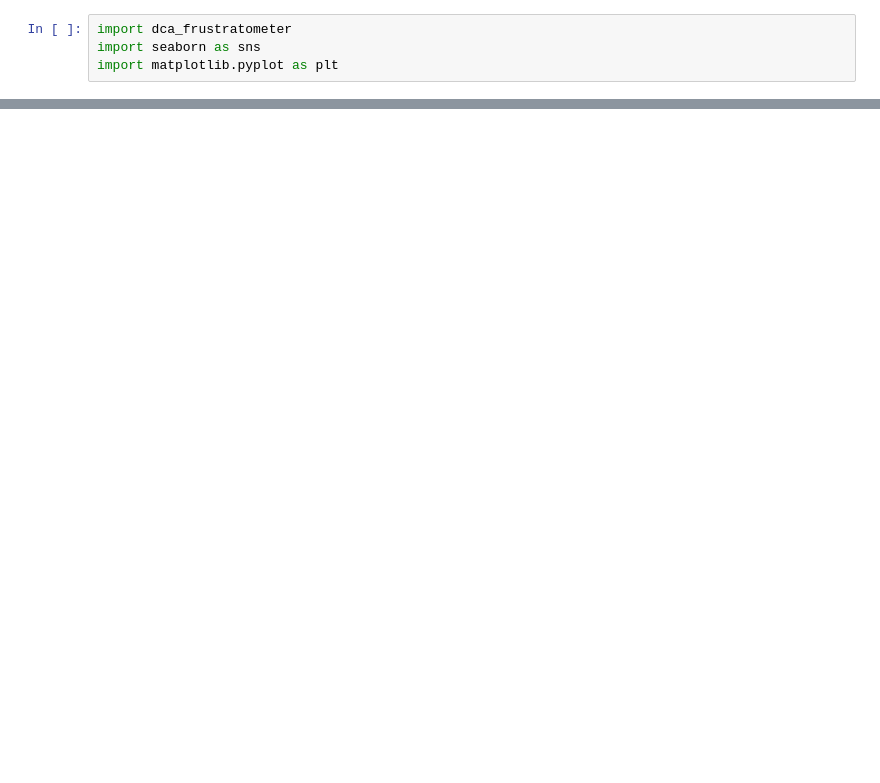
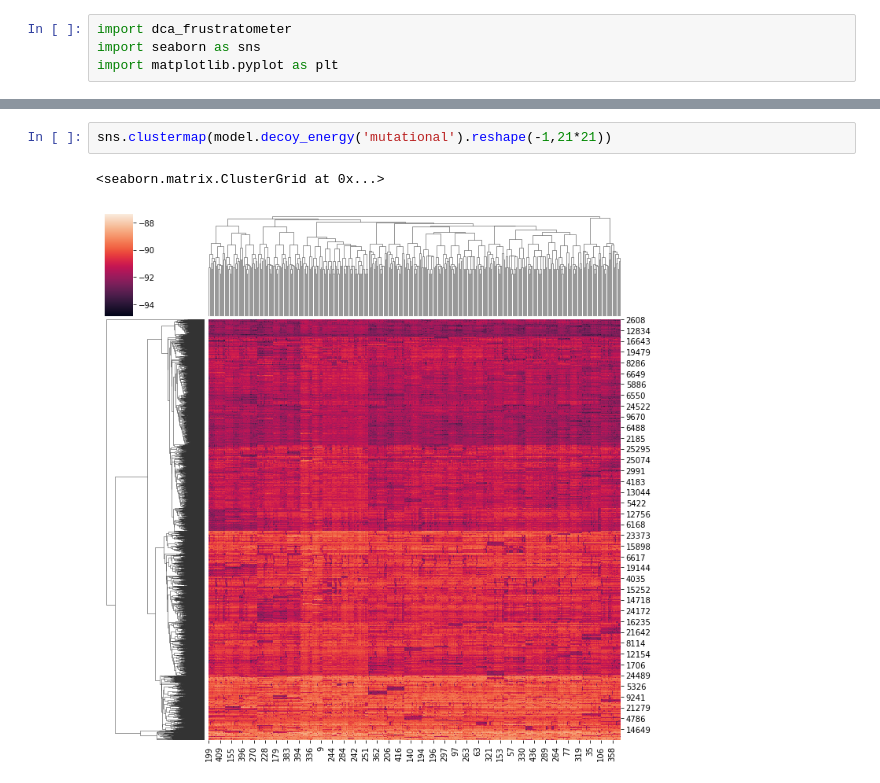
Before and after one commit to HanaJaafari/Frustratometer, a Jupyter notebook: jupyter/DCA_frustration_example.ipynb, the cells around one changed output, grey strips where cells are left out. Cells and saved outputs as stored; diff of their text form; blank space fills up the shorter version.

```diff
--- a/jupyter/DCA_frustration_example.ipynb
+++ b/jupyter/DCA_frustration_example.ipynb
@@ -27,0 +28,5 @@ plt.plot(frustration)
+# %%
+sns.clustermap(model.decoy_energy('mutational').reshape(-1,21*21))
+# %% [output]
+<seaborn.matrix.ClusterGrid at 0x...>
+[figure, added]
```
Also changed, not shown: parts of 8 cells of this notebook.
